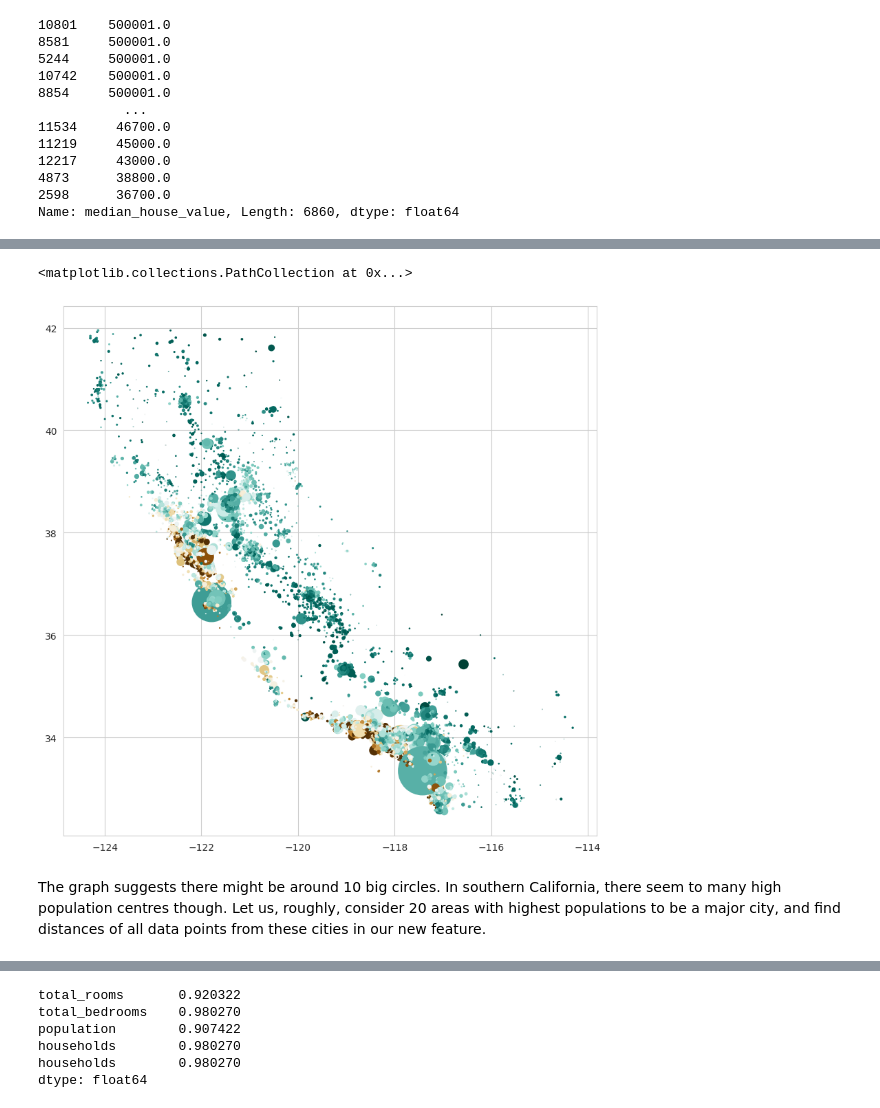
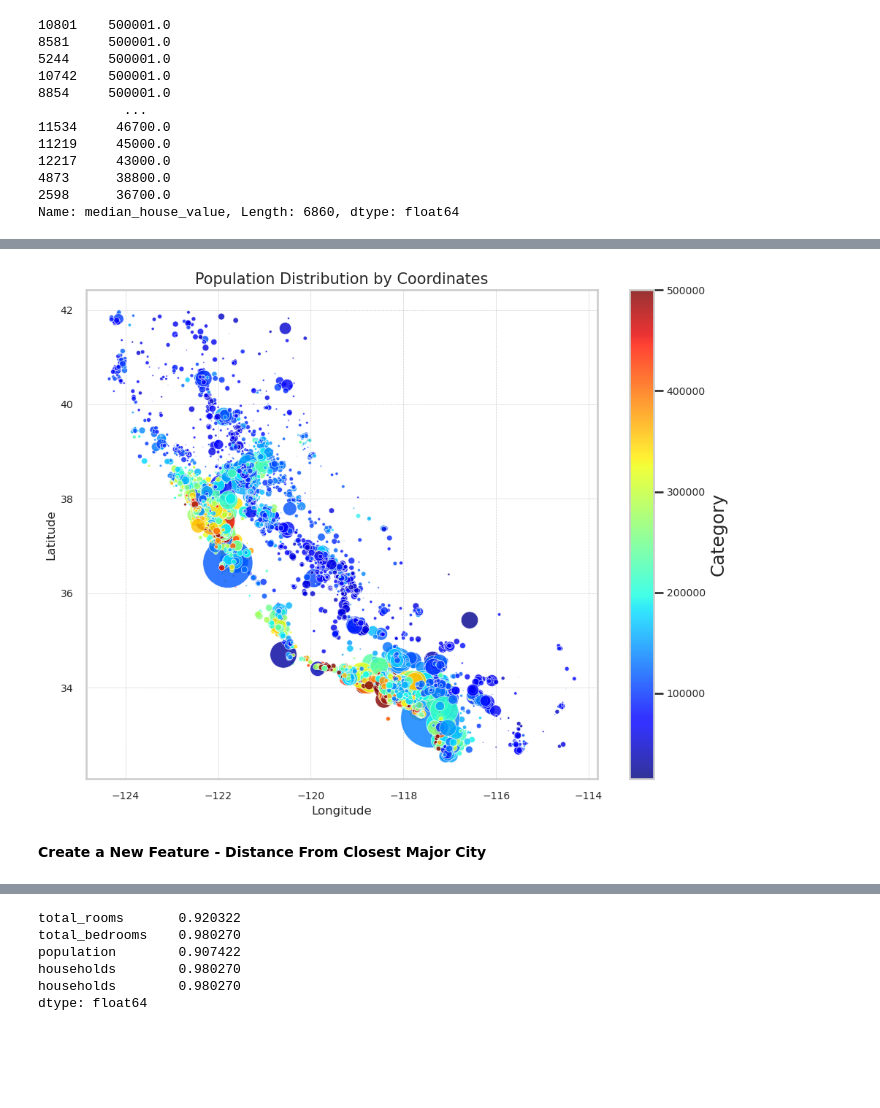
Before and after one commit to the-gauss/tiny-projects-ml, a Jupyter notebook: california_housing/california_housing.ipynb, the cells around one changed output, grey strips where cells are left out. Drawn from its saved outputs; the diff is of its cells as text; code cells hidden in the pictures; blank space fills up the shorter version.

```diff
--- a/california_housing/california_housing.ipynb
+++ b/california_housing/california_housing.ipynb
@@ -40,2 +41,5 @@ housing.sort_values(by='population', ascending=False).head(10)
 # %%
-X_train, X_test, y_train, y_test = model_selection.train_test_split(housing.drop('median_house_value', axis=1), housing['median_house_value'], test_size=0.25,random_state=42)
+X = housing.drop('median_house_value', axis=1)
+y = housing['median_house_value']
+
+# X_train, X_test, y_train, y_test = model_selection.train_test_split(X, y, test_size=0.25, random_state=42)
@@ -41,0 +65,5 @@ X_train, X_test, y_train, y_test = model_selection.train_test_split(housing.drop
+# %%
+# X = housing.drop('median_house_value', axis=1)
+# y = housing['median_house_value']
+
+X_train, X_test, y_train, y_test = model_selection.train_test_split(X, y, test_size=0.25, random_state=42, stratify=X['ocean_proximity'])
@@ -61,5 +98,15 @@ y_train[X_train['ocean_proximity']=='<1H OCEAN'].sort_values(ascending=False)
 2598      36700.0
 Name: median_house_value, Length: 6860, dtype: float64
 # %%
-sns.boxplot(data=pd.concat([X_train, y_train], axis=1), x='ocean_proximity', y='median_house_value')
+sns.set_style("whitegrid")
+sns.set_context("talk")  # can try 'paper' and 'notebook' as well
+plt.figure(figsize=(13, 6))
+sns.boxplot(data=pd.concat([X_train, y_train], axis=1), x='ocean_proximity', y='median_house_value', palette='pastel')  # palette values to try: 'coolwarm', 'bright', 'dark'
+sns.despine(trim=True)
+
+plt.xlabel('Ocean Proximity', fontsize=14)
+plt.ylabel('Median House Value', fontsize=14)
+plt.title('Distribution of Median House Values by Ocean Proximity', fontsize=16)
+
+plt.show()
 # %% [output]
@@ -71,9 +117,16 @@ This graph highlights major cities.
 # %%
-plt.figure(figsize=(10,10))
-plt.scatter(X_train['longitude'], X_train['latitude'], s=(X_train['population']**2)/500000, c=y_train, cmap='BrBG_r')
+plt.figure(figsize=(10, 8))
+plt.scatter(X_train['longitude'], X_train['latitude'], s=(X_train['population']**1.5/2000), c=y_train, cmap='jet', alpha=0.8, edgecolor='w', linewidth=0.5)
+plt.title('Population Distribution by Coordinates', fontsize=15)
+plt.xlabel('Longitude', fontsize=12)
+plt.ylabel('Latitude', fontsize=12)
+plt.colorbar(label='Category').ax.tick_params(labelsize=10)
+plt.grid(True, which='both', linestyle='--', linewidth=0.5)
+plt.xticks(fontsize=10)
+plt.yticks(fontsize=10)
+plt.tight_layout()
 # %% [output]
-<matplotlib.collections.PathCollection at 0x...>
-[figure, old version]
+[figure, new version]
 # %% [markdown]
-The graph suggests there might be around 10 big circles. In southern California, there seem to many high population centres though. Let us, roughly, consider 20 areas with highest populations to be a major city, and find distances of all data points from these cities in our new feature.
+**Create a New Feature - Distance From Closest Major City**
 # %%
```
Also changed, not shown: parts of 81 cells of this notebook.
